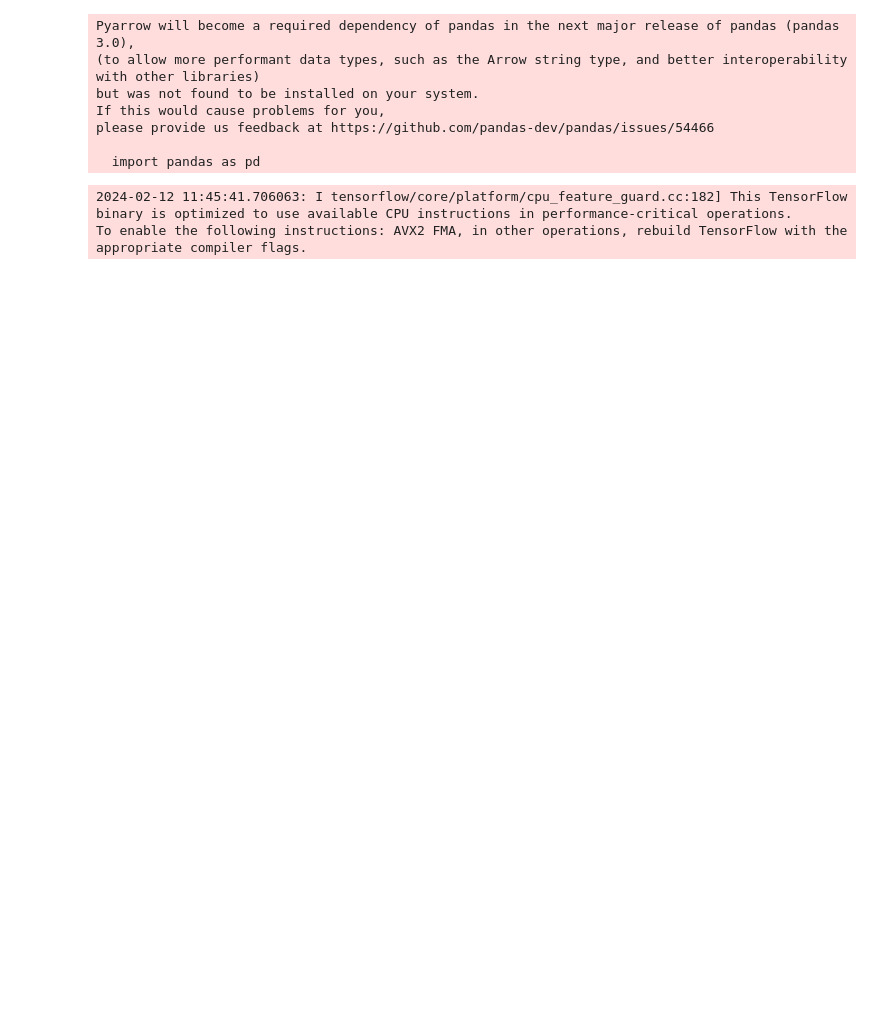
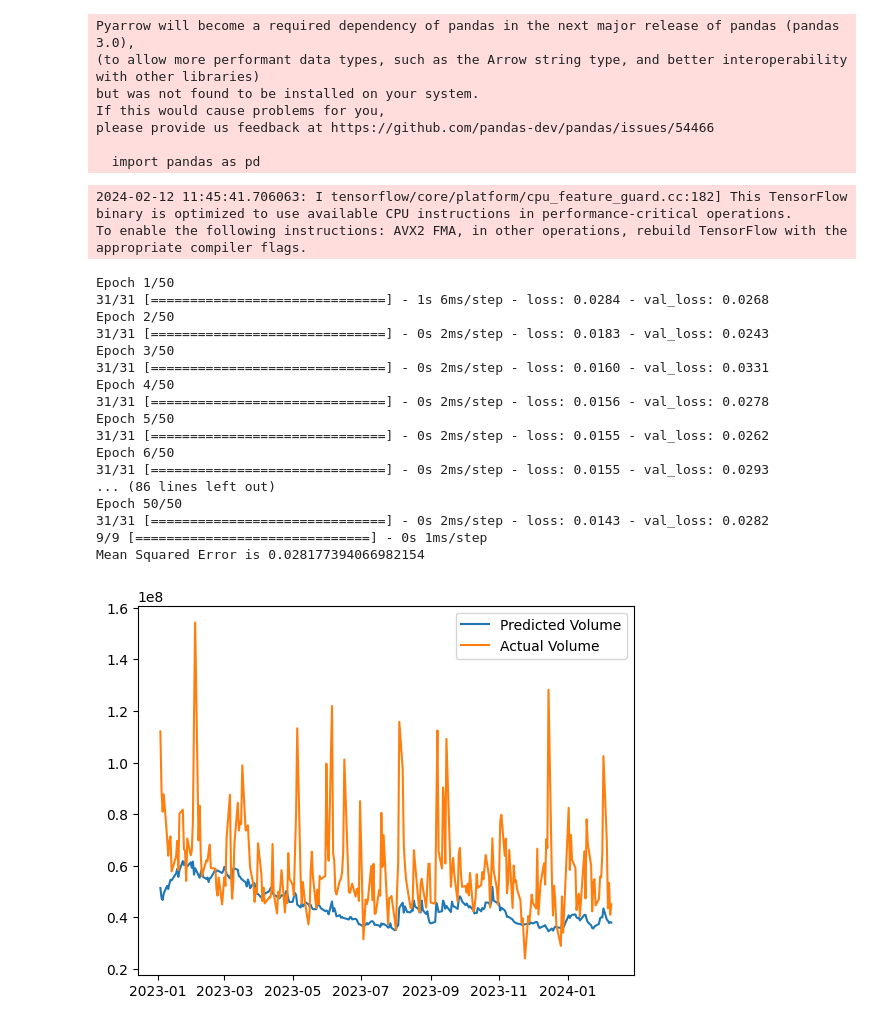
Before and after one commit to eyosidesta/StockMarketPrediction, a Jupyter notebook: StockMarketPrediction/AppleIncStockPrediction.ipynb, the cells around one changed output. Saved outputs shown, nothing was run; the diff lists cells and outputs as text; code cells hidden in the pictures; blank space fills up the shorter version.

```diff
--- a/StockMarketPrediction/AppleIncStockPrediction.ipynb
+++ b/StockMarketPrediction/AppleIncStockPrediction.ipynb
@@ -95,3 +95,27 @@ class AppleStockPrediction:
         plt.plot(X_test_data.index, X_test_data['Volume'], label='Actual Volume')
         plt.legend()
         plt.show()
+# %%
+Apple_Inc_path = '/Users/eyosiasdesta/AIProjects/StockMarketPrediction/StockMarketPrediction/AAPL.csv'
+apple_stock = AppleStockPrediction(Apple_Inc_path)
+apple_stock.importData()
+apple_stock.BuildAndTrainModel()
+# %% [output]
+Epoch 1/50
+31/31 [==============================] - 1s 6ms/step - loss: 0.0284 - val_loss: 0.0268
+Epoch 2/50
+31/31 [==============================] - 0s 2ms/step - loss: 0.0183 - val_loss: 0.0243
+Epoch 3/50
+31/31 [==============================] - 0s 2ms/step - loss: 0.0160 - val_loss: 0.0331
+Epoch 4/50
+31/31 [==============================] - 0s 2ms/step - loss: 0.0156 - val_loss: 0.0278
+Epoch 5/50
+31/31 [==============================] - 0s 2ms/step - loss: 0.0155 - val_loss: 0.0262
+Epoch 6/50
+31/31 [==============================] - 0s 2ms/step - loss: 0.0155 - val_loss: 0.0293
+... (86 lines left out)
+Epoch 50/50
+31/31 [==============================] - 0s 2ms/step - loss: 0.0143 - val_loss: 0.0282
+9/9 [==============================] - 0s 1ms/step
+Mean Squared Error is 0.028177394066982154
+[figure, added]
```
